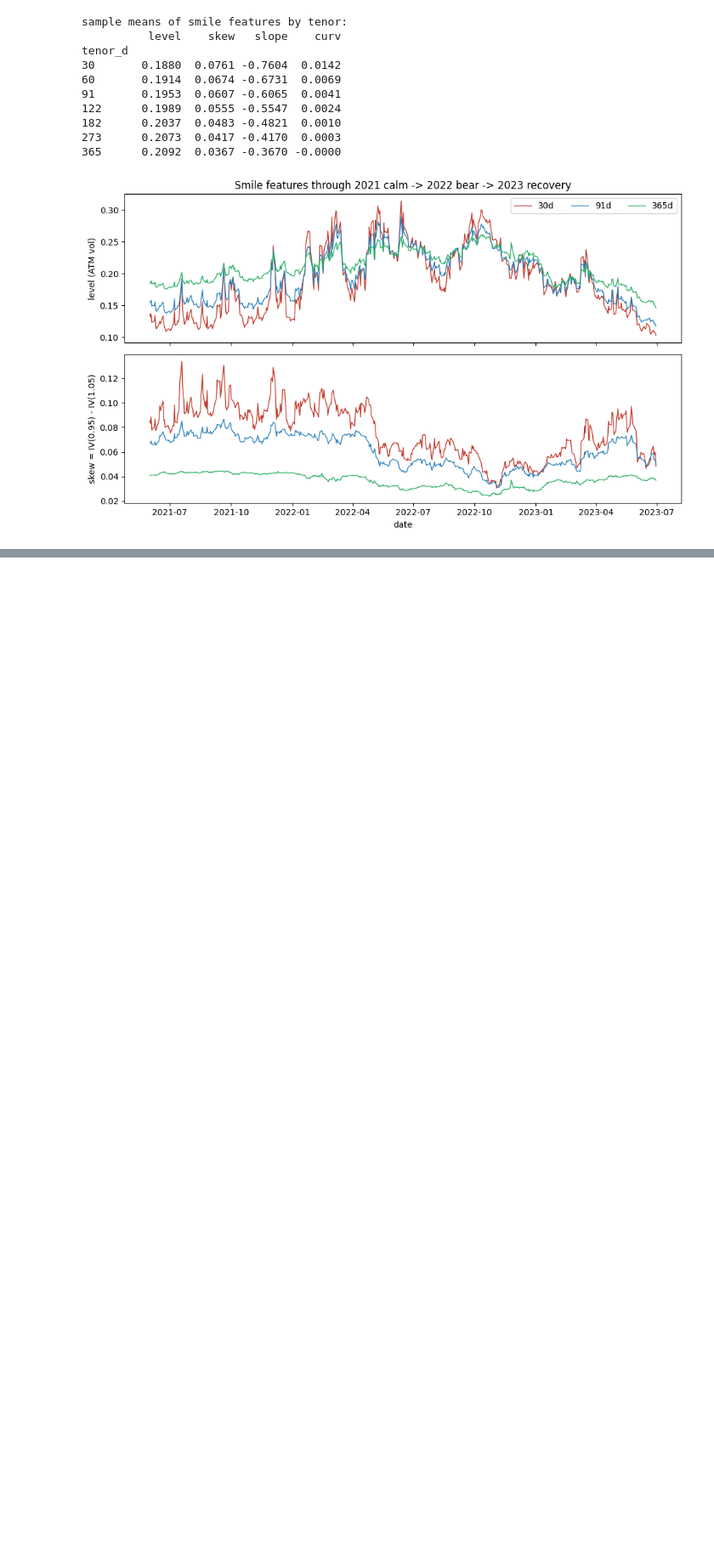
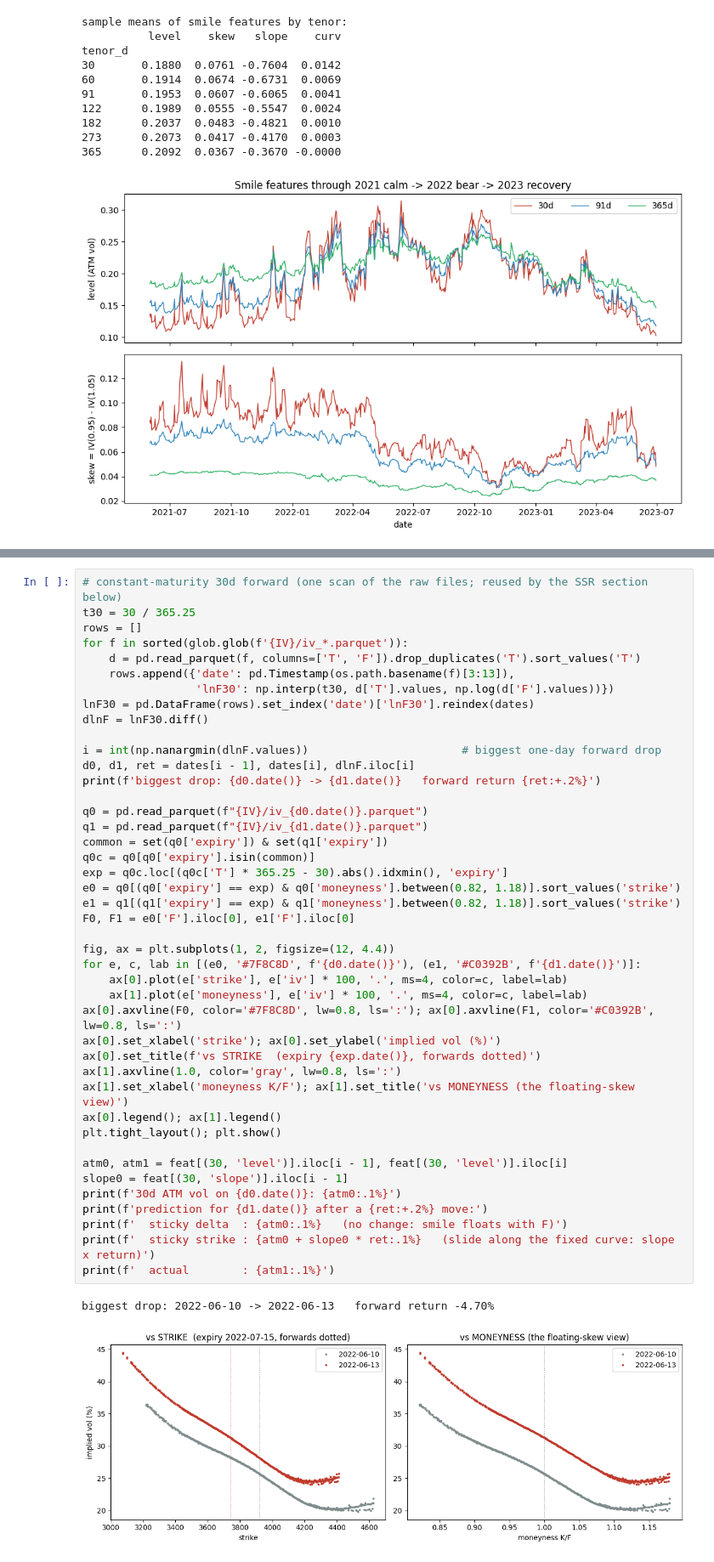
Before and after one commit to harrodyuan/DS4FE, a Jupyter notebook: DS4FE_IV_Surface_Skew_Dynamics.ipynb, the cells around one changed output, grey strips where cells are left out. Shown at 85% size. Saved outputs shown, nothing was run; the diff lists cells and outputs as text; blank space fills up the shorter version.

```diff
--- a/DS4FE_IV_Surface_Skew_Dynamics.ipynb
+++ b/DS4FE_IV_Surface_Skew_Dynamics.ipynb
@@ -81,0 +169,46 @@ tenor_d
+# %%
+# constant-maturity 30d forward (one scan of the raw files; reused by the SSR section below)
+t30 = 30 / 365.25
+rows = []
+for f in sorted(glob.glob(f'{IV}/iv_*.parquet')):
+    d = pd.read_parquet(f, columns=['T', 'F']).drop_duplicates('T').sort_values('T')
+    rows.append({'date': pd.Timestamp(os.path.basename(f)[3:13]),
+                 'lnF30': np.interp(t30, d['T'].values, np.log(d['F'].values))})
+lnF30 = pd.DataFrame(rows).set_index('date')['lnF30'].reindex(dates)
+dlnF = lnF30.diff()
+
+i = int(np.nanargmin(dlnF.values))                       # biggest one-day forward drop
+d0, d1, ret = dates[i - 1], dates[i], dlnF.iloc[i]
+print(f'biggest drop: {d0.date()} -> {d1.date()}   forward return {ret:+.2%}')
+
+q0 = pd.read_parquet(f"{IV}/iv_{d0.date()}.parquet")
+q1 = pd.read_parquet(f"{IV}/iv_{d1.date()}.parquet")
+common = set(q0['expiry']) & set(q1['expiry'])
+q0c = q0[q0['expiry'].isin(common)]
+exp = q0c.loc[(q0c['T'] * 365.25 - 30).abs().idxmin(), 'expiry']
+e0 = q0[(q0['expiry'] == exp) & q0['moneyness'].between(0.82, 1.18)].sort_values('strike')
+e1 = q1[(q1['expiry'] == exp) & q1['moneyness'].between(0.82, 1.18)].sort_values('strike')
+F0, F1 = e0['F'].iloc[0], e1['F'].iloc[0]
+
+fig, ax = plt.subplots(1, 2, figsize=(12, 4.4))
+for e, c, lab in [(e0, '#7F8C8D', f'{d0.date()}'), (e1, '#C0392B', f'{d1.date()}')]:
+    ax[0].plot(e['strike'], e['iv'] * 100, '.', ms=4, color=c, label=lab)
+    ax[1].plot(e['moneyness'], e['iv'] * 100, '.', ms=4, color=c, label=lab)
+ax[0].axvline(F0, color='#7F8C8D', lw=0.8, ls=':'); ax[0].axvline(F1, color='#C0392B', lw=0.8, ls=':')
+ax[0].set_xlabel('strike'); ax[0].set_ylabel('implied vol (%)')
+ax[0].set_title(f'vs STRIKE  (expiry {exp.date()}, forwards dotted)')
+ax[1].axvline(1.0, color='gray', lw=0.8, ls=':')
+ax[1].set_xlabel('moneyness K/F'); ax[1].set_title('vs MONEYNESS (the floating-skew view)')
+ax[0].legend(); ax[1].legend()
+plt.tight_layout(); plt.show()
+
+atm0, atm1 = feat[(30, 'level')].iloc[i - 1], feat[(30, 'level')].iloc[i]
+slope0 = feat[(30, 'slope')].iloc[i - 1]
+print(f'30d ATM vol on {d0.date()}: {atm0:.1%}')
+print(f'prediction for {d1.date()} after a {ret:+.2%} move:')
+print(f'  sticky delta  : {atm0:.1%}   (no change: smile floats with F)')
+print(f'  sticky strike : {atm0 + slope0 * ret:.1%}   (slide along the fixed curve: slope x return)')
+print(f'  actual        : {atm1:.1%}')
+# %% [output]
+biggest drop: 2022-06-10 -> 2022-06-13   forward return -4.70%
+[figure, added]
```
Also changed, not shown: parts of 13 cells of this notebook.
